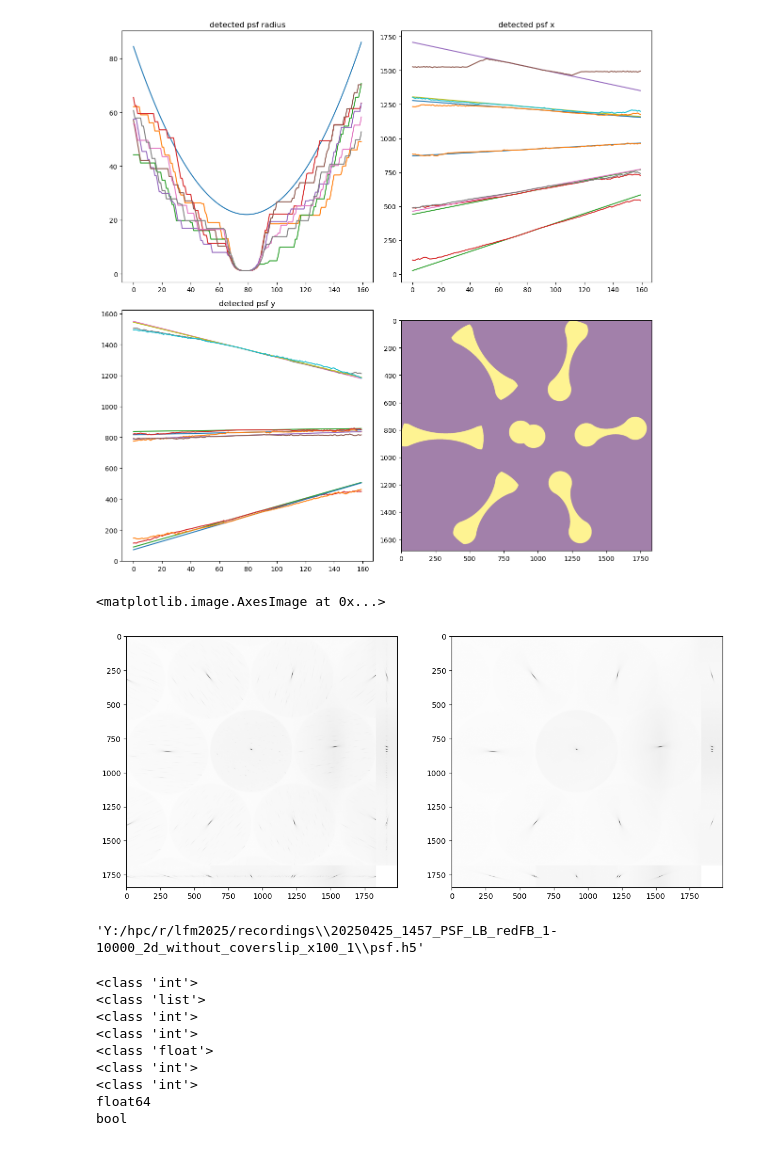
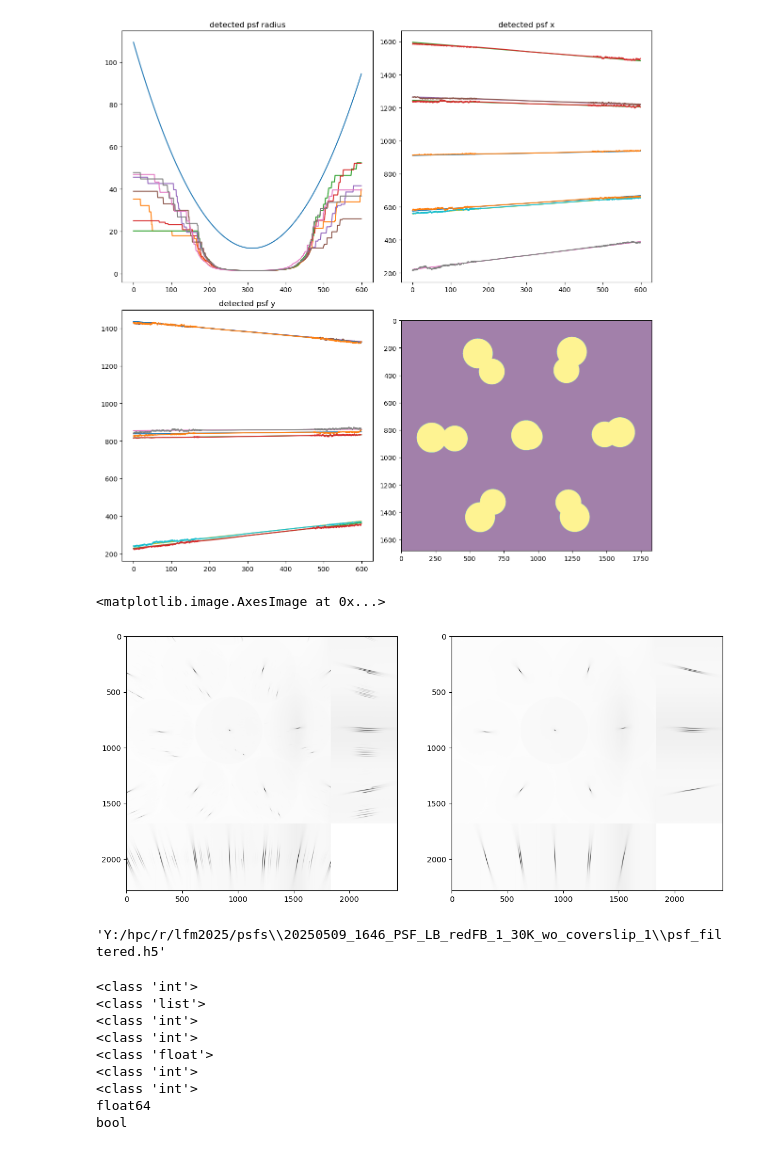
Before and after one commit to LukBorn/LFM, a Jupyter notebook: imaging/generate_psf.ipynb, the cells around one changed output. Drawn from its saved outputs; the diff is of its cells as text; code cells hidden in the pictures.

```diff
--- a/imaging/generate_psf.ipynb
+++ b/imaging/generate_psf.ipynb
@@ -44,7 +40,7 @@ print('\n'.join(recs))
 20250412_1539_PSF_LB_redFB_1-1000_withcoverslip_2
 20250412_1513_PSF_LB_redFB_1-1000_withcoverslip_1
 # %%
-dataset_name = "20250425_1320_PSF_LB_redFB_1-10000_2d_without_coverslip_3"
+dataset_name = "20250509_1646_PSF_LB_redFB_1_30K_wo_coverslip_1"
 fn = os.path.join(pn_rec, dataset_name, 'psf.h5')
 with h5py.File(fn, 'r') as f:
     psf = np.array(f['psf'])
@@ -54,0 +57,6 @@ psf_orig = psf
+# %%
+start =400
+end=1000
+downsample = 1
+psf = psf_orig[start:end:downsample,:,:]
+plt.imshow(create_projection_image(psf,np.max,pad=10), cmap="binary")
@@ -99,7 +110,7 @@ x_min, x_max = xs.min(), xs.max()
 crop = (y_min,y_max+1,x_min,x_max+1)
 # This will give you the cropped mask:
 cropped = circle_mask[crop[0]:crop[1], crop[2]:crop[3]]
-psf = psf_orig[:,crop[0]:crop[1], crop[2]:crop[3]]
+psf = psf[:,crop[0]:crop[1], crop[2]:crop[3]]
 for i in range(len(ml_masks)):
     ml_masks[i] = ml_masks[i][crop[0]:crop[1], crop[2]:crop[3]]
 plt.imshow(psf.max(axis=0),cmap= "binary")
@@ -184,7 +188,7 @@ for lens in tqdm(range(lenses)):
 fig, axs = plt.subplots(ncols=2, nrows=2, figsize=(12,12))
 ax = axs.flatten()
 #define filter radius
-filter_radius = (1 / 100) * (np.arange(0, psf.shape[0]) - z_focus) ** 2 + 22
+filter_radius = (1 / 1000) * (np.arange(0, psf.shape[0]) - z_focus) ** 2 + 12
 ax[0].plot(filter_radius)
 
 mask = np.zeros_like(psf).astype(bool)
@@ -216,20 +220,20 @@ ax[3].imshow(mask.max(axis=0), alpha=0.5)
 
 fig.tight_layout()
 # %% [output]
-[figure, old version]
+[figure, new version]
 # %%
 #filter
-bg_mean = psf[np.r_[:10, -10:],:,:].mean(axis=0)
-bg_std = psf[np.r_[:10, -10:],:,:].std(axis=0)
+bg_mean = psf_orig[np.r_[:10, -10:],crop[0]:crop[1],crop[2]:crop[3]].mean(axis=0)
+bg_std = psf_orig[np.r_[:10, -10:],crop[0]:crop[1],crop[2]:crop[3]].std(axis=0)
 psf_filtered = np.random.normal(loc=bg_mean, scale=bg_std, size=psf.shape)
 psf_filtered[mask] = psf[mask]
 
 fig, ax = plt.subplots(1,2, figsize=(14, 7))
 ax[0].imshow(create_projection_image(psf,np.max,pad=0), cmap='binary')
 ax[1].imshow(create_projection_image(psf_filtered,np.max,pad=0), cmap='binary')
 # %% [output]
 <matplotlib.image.AxesImage at 0x...>
-[figure, old version]
+[figure, new version]
 # %%
 fn_new = fn[:-3]+"_filtered.h5"
 bg_mean = psf[np.r_[:10, -10:],:,:].mean(axis=0)
@@ -249,9 +252,9 @@ with (h5py.File(fn_new, 'w') as f):
     grp.attrs["init_search_r_range"] = init_search_r_range
 # print("finished saving")
 # %%
-fn
+fn_new
 # %% [output]
-'Y:/hpc/r/lfm2025/recordings\\20250425_1457_PSF_LB_redFB_1-10000_2d_without_coverslip_x100_1\\psf.h5'
+'Y:/hpc/r/lfm2025/psfs\\20250509_1646_PSF_LB_redFB_1_30K_wo_coverslip_1\\psf_filtered.h5'
 # %%
 savethis = dict(lenses=lenses,
                                     ml_masks=ml_masks,
```
Also changed, not shown: parts of 8 cells of this notebook.
